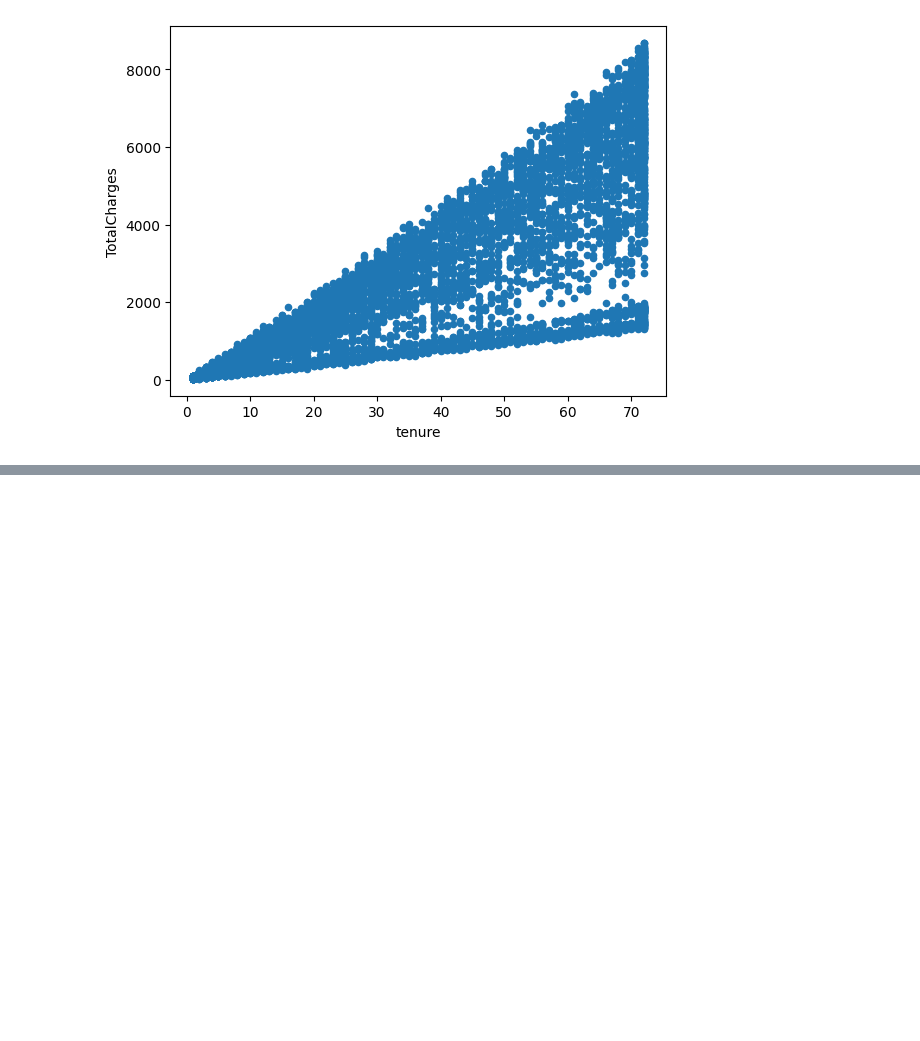
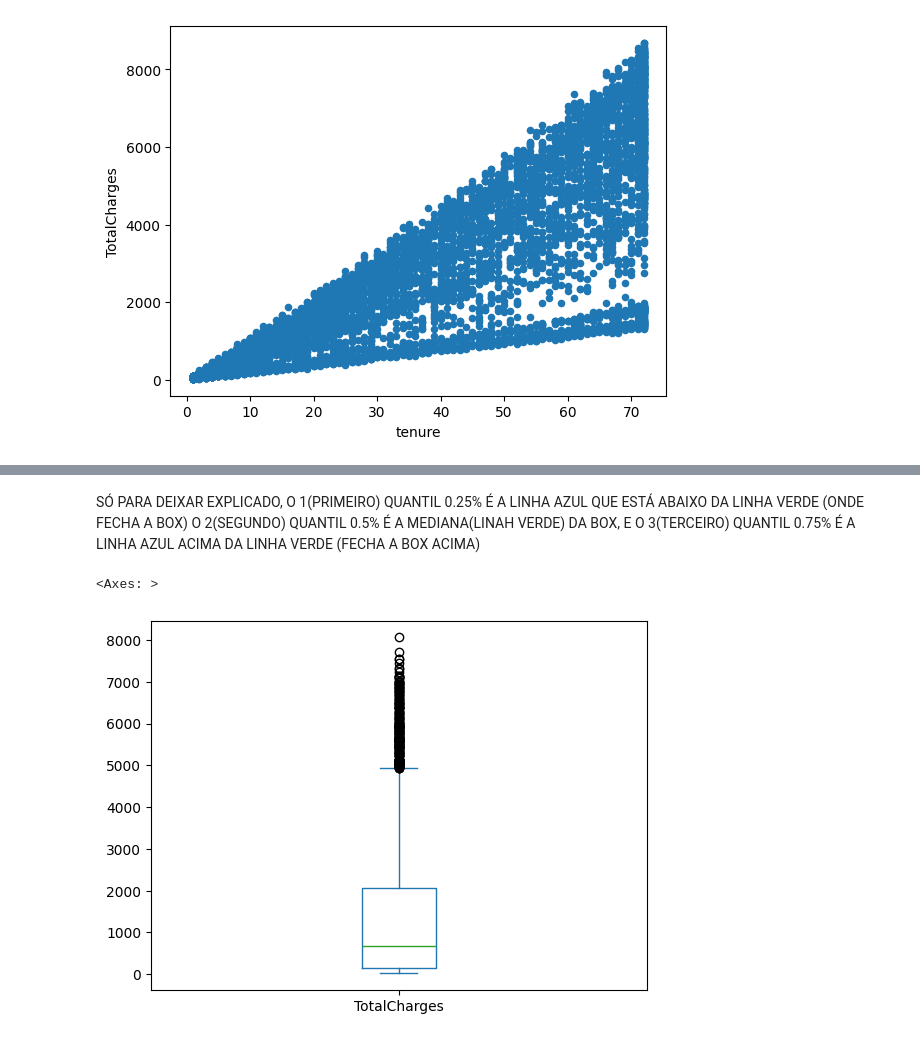
Before and after one commit to PedroElorriaga/AI-Development, a Jupyter notebook: eda/eda_aula1.ipynb, the cells around one changed output, grey strips where cells are left out. Cells and saved outputs as stored; diff of their text form; code cells hidden in the pictures; blank space fills up the shorter version.

```diff
--- a/eda/eda_aula1.ipynb
+++ b/eda/eda_aula1.ipynb
@@ -441,0 +450,10 @@ dataframe_all_infos.plot.scatter(x='tenure', y='TotalCharges')
+# %% [markdown]
+SÓ PARA DEIXAR EXPLICADO, O 1(PRIMEIRO) QUANTIL 0.25% É A LINHA AZUL QUE ESTÁ ABAIXO DA LINHA VERDE (ONDE FECHA A BOX)
+O 2(SEGUNDO) QUANTIL 0.5% É A MEDIANA(LINAH VERDE) DA BOX, E O 3(TERCEIRO) QUANTIL 0.75% É A LINHA AZUL ACIMA DA LINHA VERDE (FECHA A BOX ACIMA)
+# %%
+# BOX PLOT COM APENAS O TOTAL CHARGES DE MONTH-TO-MONTH
+df_month = dataframe_all_infos[dataframe_all_infos['Contract'] == 'Month-to-month']['TotalCharges']
+df_month.plot.box()
+# %% [output]
+<Axes: >
+[figure, added]
```
Also changed, not shown: parts of 12 cells of this notebook, 3 other files.
